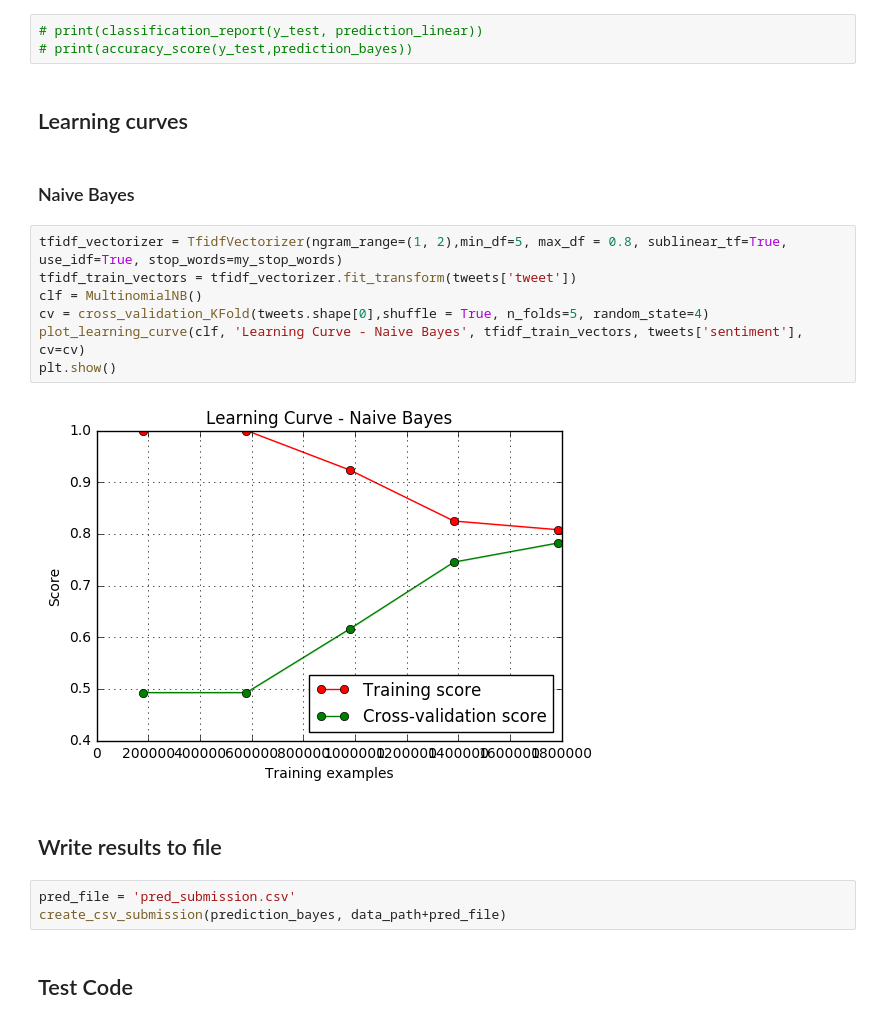
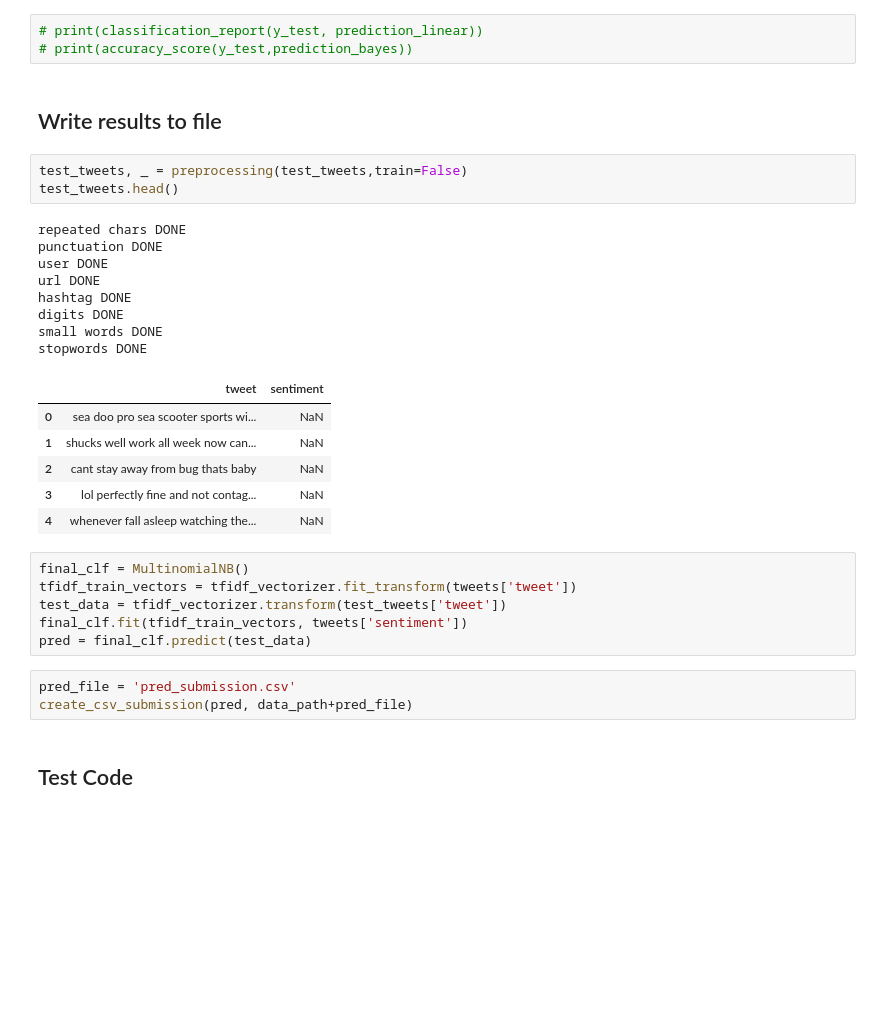
Before and after one commit to dsar/Twitter_Sentiment_Analysis, a Jupyter notebook: src/main.ipynb, the cells around one changed output. Cells and saved outputs as stored; diff of their text form; blank space fills up the shorter version.

```diff
--- a/src/main.ipynb
+++ b/src/main.ipynb
@@ -293,24 +304,35 @@ print(avg_test_accuracy)
 # %%
 # print(classification_report(y_test, prediction_linear))
 # print(accuracy_score(y_test,prediction_bayes))
-# %% [markdown]
-## Learning curves
-# %% [markdown]
-### Naive Bayes
-# %%
-tfidf_vectorizer = TfidfVectorizer(ngram_range=(1, 2),min_df=5, max_df = 0.8, sublinear_tf=True, use_idf=True, stop_words=my_stop_words)
-tfidf_train_vectors = tfidf_vectorizer.fit_transform(tweets['tweet'])
-clf = MultinomialNB()
-cv = cross_validation_KFold(tweets.shape[0],shuffle = True, n_folds=5, random_state=4)
-plot_learning_curve(clf, 'Learning Curve - Naive Bayes', tfidf_train_vectors, tweets['sentiment'], cv=cv)
-plt.show()
-# %% [output]
-[figure, removed]
 # %% [markdown]
 ## Write results to file
+# %%
+test_tweets, _ = preprocessing(test_tweets,train=False)
+test_tweets.head()
+# %% [output]
+repeated chars DONE
+punctuation DONE
+user DONE
+url DONE
+hashtag DONE
+digits DONE
+small words DONE
+stopwords DONE
+|  | tweet | sentiment |
+| 0 | sea doo pro sea scooter sports wi... | NaN |
+| 1 | shucks well work all week now can... | NaN |
+| 2 | cant stay away from bug thats baby | NaN |
+| 3 | lol perfectly fine and not contag... | NaN |
+| 4 | whenever fall asleep watching the... | NaN |
+# %%
+final_clf = MultinomialNB()
+tfidf_train_vectors = tfidf_vectorizer.fit_transform(tweets['tweet'])
+test_data = tfidf_vectorizer.transform(test_tweets['tweet'])
+final_clf.fit(tfidf_train_vectors, tweets['sentiment'])
+pred = final_clf.predict(test_data)
 # %%
 pred_file = 'pred_submission.csv'
-create_csv_submission(prediction_bayes, data_path+pred_file)
+create_csv_submission(pred, data_path+pred_file)
 # %% [markdown]
 ## Test Code
 # %%
```
Also changed, not shown: parts of 32 cells of this notebook, 3 other files.
